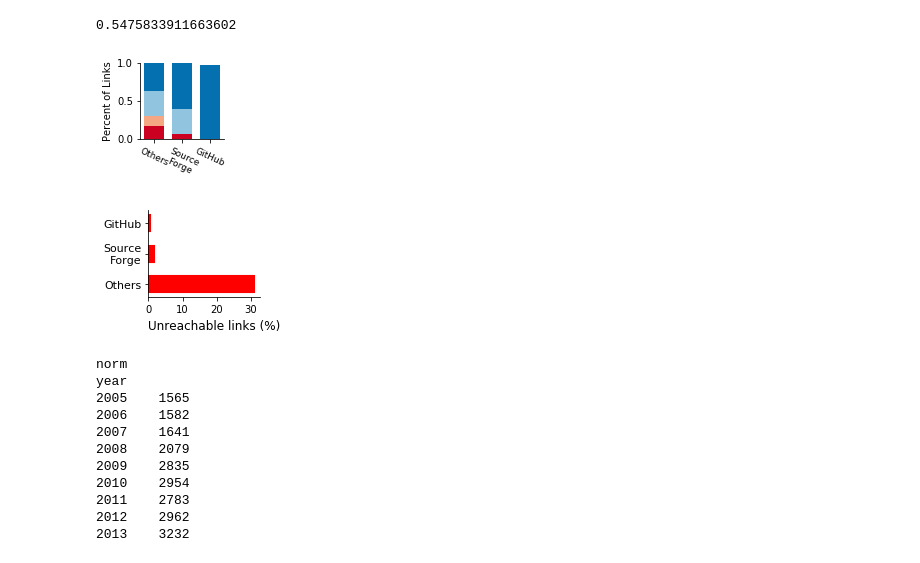
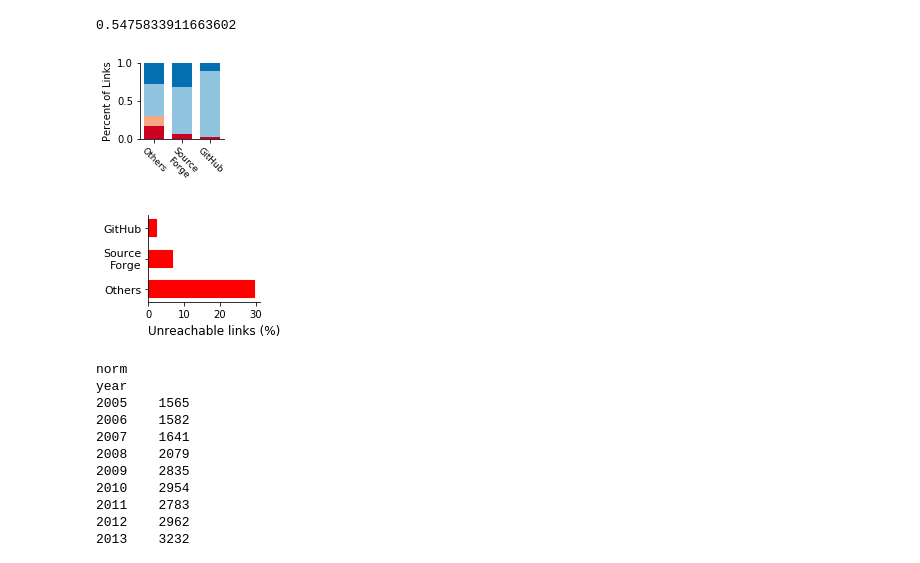
Before and after one commit to smangul1/good.software, a Jupyter notebook: analysis/Figure1.ipynb, the cells around one changed output. Drawn from its saved outputs; the diff is of its cells as text; code cells hidden in the pictures.

```diff
--- a/analysis/Figure1.ipynb
+++ b/analysis/Figure1.ipynb
@@ -640,43 +641,36 @@ print(oddsratio)
 # %%
 f, ax = pl.subplots( 1, 1, figsize=(1.5, 1.4) )
 
 # let's make sure the order is maintained:
-# DATA USING ONLY ABSTRACTS:
-# data_broken = np.array([0.13584734211721944, 0.02643171806167401, 0.024103139013452915])
-# data_timeout = np.array([0.15901862789641072, 0.013215859030837005, 0])
-# data_accessible = np.array([0.381796153263668, 0.3788546255506608, 0.0113314447592068])
-# data_redirected = np.array([0.3233378767227018, 0.5814977973568282, 0.9886685552407932])
-
-# all unique links:
-data_broken = np.array([0.16877910746919766, 0.06451612903225806, 0])
+data_broken = np.array([0.16877910746919766, 0.06451612903225806, 0.024103139013452915])
 data_timeout = np.array([0.12836762365147675, 0.005040322580645161, 0])
-data_accessible = np.array([0.3344337676118611, 0.32056451612903225, 0.002242152466367713])
-data_redirected = np.array([0.3684195012674645, 0.6098790322580645, 0.9736547085201793])
+data_accessible = np.array([0.42913989270765784, 0.6129032258064516, 0.8705156950672646])
+data_redirected = np.array([0.27371337617166774, 0.3175403225806452, 0.10538116591928251])
 
 pl.bar( [0,1,2], data_broken+data_timeout+data_accessible+data_redirected, 0.7, color=colors[3], lw=1.3, capsize=8 )
 pl.bar( [0,1,2], data_broken+data_timeout+data_accessible, 0.7, color=colors[1], lw=1.3, capsize=8 )
 pl.bar( [0,1,2], data_broken+data_timeout, 0.7, color=colors[-1], lw=1.3, capsize=8 )
 pl.bar( [0,1,2], data_broken, 0.7, color=colors[4], lw=1.3, capsize=8 )
 
 ax.set_ylim(0,1)
 ax.set_ylabel('Percent of Links')
 
 ax.set_xlabel('')
 ax.set_xlim(-0.5,2.5)
 ax.set_xticks([0,1,2])
 ax.set_xticklabels( ['Others','Source\nForge','GitHub'],
-                       rotation=-25, fontsize=9)
+                       rotation=-45, fontsize=9)
 
 simpleaxis(ax)
 
-pl.savefig('Percent - github sourceforge.pdf')
+pl.savefig('1f',bbox_inches = "tight")
 # %% [output]
-[figure, old version]
+[figure, new version]
 # %%
 f, ax = pl.subplots(1, 1, figsize=(2.,1.6))
 
-data_broken = np.array([0.13584734211721944, 0.013215859030837005,0])*100
-data_timeout = np.array([0.17623941958887546, 0.004672897196261682, 0.0084985835694051])*100
+data_broken = np.array([0.16877910746919766, 0.06451612903225806, 0.024103139013452915])*100
+data_timeout = np.array([0.12836762365147675, 0.005040322580645161, 0])*100
 
 data_unreachable = data_broken + data_timeout
 
@@ -695,7 +689,7 @@ ax.set_yticklabels( ['Others', 'Source\nForge', 'GitHub'], rotation=0, fontsize=
 
 pl.savefig('1h.pdf',bbox_inches = "tight")
 # %% [output]
-[figure, old version]
+[figure, new version]
 # %%
 tseries_norm = uniqueLinks.groupby(['year']).agg('count').type
 tseries_GH = uniqLabs_github.groupby(['year']).agg('count').type[:-1]/tseries_norm[4:-1]*100
```
Also changed, not shown: parts of 30 cells of this notebook, 8 other files.
